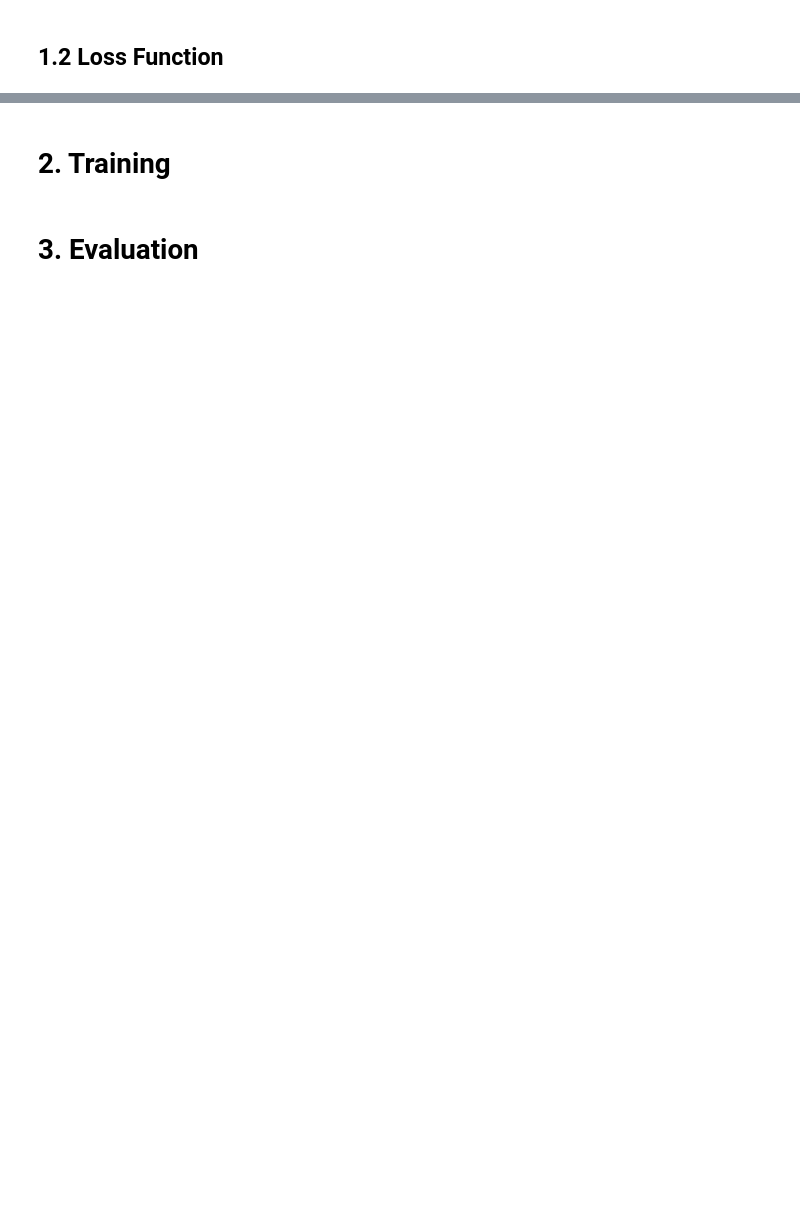
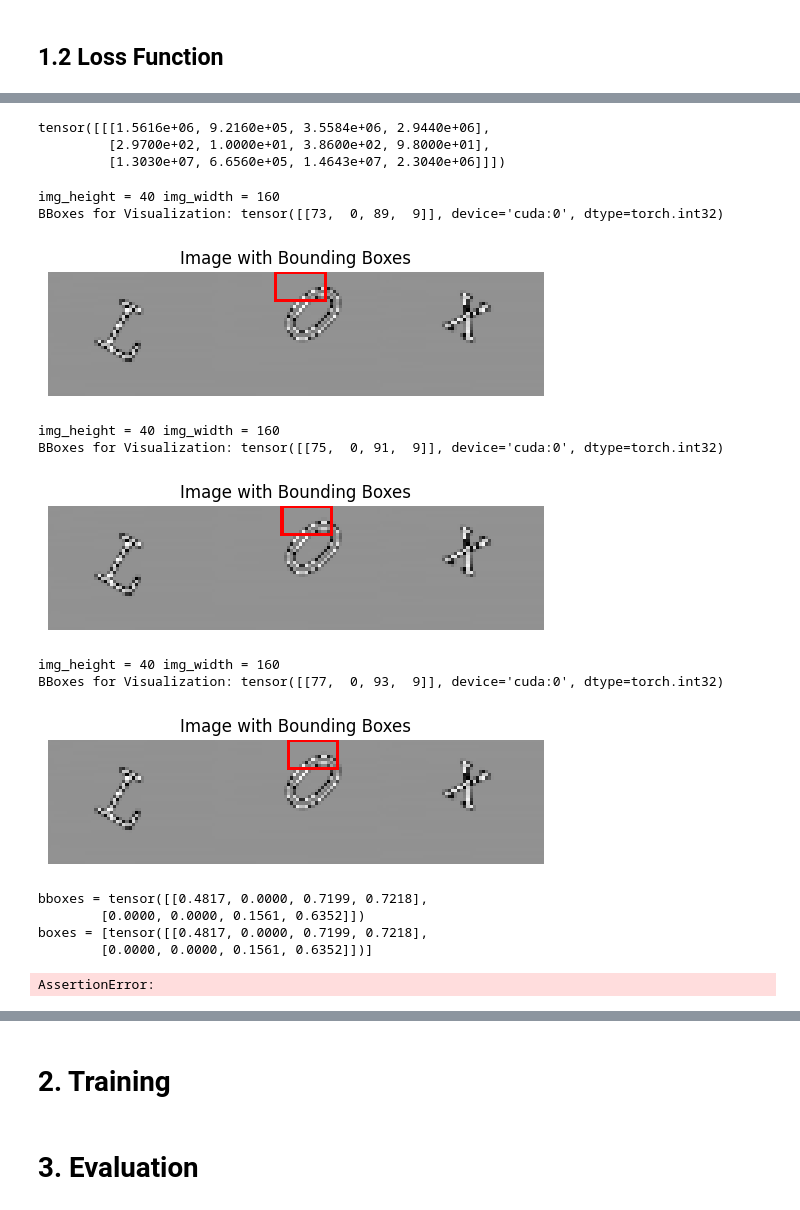
Before and after one commit to suman1209/UTN_Captcha_Detector, a Jupyter notebook: notebooks/ssd_captcha_template.ipynb, the cells around one changed output, grey strips where cells are left out. Saved outputs shown, nothing was run; the diff lists cells and outputs as text; code cells hidden in the pictures; blank space fills up the shorter version.

```diff
--- a/notebooks/ssd_captcha_template.ipynb
+++ b/notebooks/ssd_captcha_template.ipynb
@@ -11,16 +11,24 @@ sys.path.insert(0, "../")
 from src_code.task_utils.config_parser import ConfigParser
 configs_dict = {
     "data_configs": {
-        "train_path": "datasets/utn_dataset_curated/part2/train",
-        "val_path": "datasets/utn_dataset_curated/part2/val",
-        "test_path": "datasets/utn_dataset_curated/part2/test",
-        "preprocessing": {
+        "train_path": "../datasets/utn_dataset_curated/part2/train",
+        "val_path": "../datasets/utn_dataset_curated/part2/val",
+        "test_path": "../datasets/utn_dataset_curated/part2/test",
+    "preprocessing_related": {
             "mean": 0.5,  # for raw_image normalisation
             "std": 0.5,  # for raw_image normalisation
             "downscale_factor": 4,
         },
+          "dataset_related":
+    {"preprocessed_dir": "../datasets/utn_dataset_curated/part2/train/preprocessed",
+    "labels_dir": "../datasets/utn_dataset_curated/part2/train/labels",
+    "augment": True,
+    "shuffle": False},
         "augmentation_related": {
-            "place_holder": None,  # this is just a place holder, will be filled later
+            "flip_prob": 0.5,
+            "scale_range": (0.8, 1.2),
+            "zoom_prob": 0.3,
+            "saturation_prob": 0.2
         },
     },
     "model_configs": {
@@ -119,10 +126,10 @@ Labels (First Image): tensor([34,  6, 34])
 # %% [markdown]
 # 1. Model
 # %%
-from src_code.model_utils.ssd import SSD300
+from src_code.model_utils.ssd import SSDCaptcha
 
 # Instantiate the SSD model with grayscale input
-ssd_model = SSD300(num_classes=config['task_configs']['num_classes'])
+ssd_model = SSDCaptcha(num_classes=config.num_classes)
 
 # Move model to the appropriate device
 # device = torch.device(config['model_configs']['device'])  # CUDA
@@ -231,0 +333,34 @@ debug_info
+# %%
+boxes
+# %% [output]
+tensor([[[1.5616e+06, 9.2160e+05, 3.5584e+06, 2.9440e+06],
+         [2.9700e+02, 1.0000e+01, 3.8600e+02, 9.8000e+01],
+         [1.3030e+07, 6.6560e+05, 1.4643e+07, 2.3040e+06]]])
+# %%
+from src_code.model_utils.utils import cxcy_to_xy
+for i in range(len(raw_db)):
+    bb_ = cxcy_to_xy(raw_db[5000 + i].unsqueeze(0))
+    plot_image_with_bboxes(image, bb_, labels=None)
+    if i == 2:
+        break
+# %% [output]
+img_height = 40 img_width = 160
+BBoxes for Visualization: tensor([[73,  0, 89,  9]], device='cuda:0', dtype=torch.int32)
+[figure, added]
+img_height = 40 img_width = 160
+BBoxes for Visualization: tensor([[75,  0, 91,  9]], device='cuda:0', dtype=torch.int32)
+[figure, added]
+img_height = 40 img_width = 160
+BBoxes for Visualization: tensor([[77,  0, 93,  9]], device='cuda:0', dtype=torch.int32)
+[figure, added]
+# %%
+image, bboxes, labels = dataset[0]
+print(f"{bboxes = }")
+mbl = MultiBoxLoss(raw_db, config)
+loss, debug_info = mbl(pred_locs, pred_cls, [bboxes], labels.unsqueeze(0))
+# %% [output]
+bboxes = tensor([[0.4817, 0.0000, 0.7199, 0.7218],
+        [0.0000, 0.0000, 0.1561, 0.6352]])
+boxes = [tensor([[0.4817, 0.0000, 0.7199, 0.7218],
+        [0.0000, 0.0000, 0.1561, 0.6352]])]
+AssertionError:
```
Also changed, not shown: parts of 14 cells of this notebook, 4 other files.
